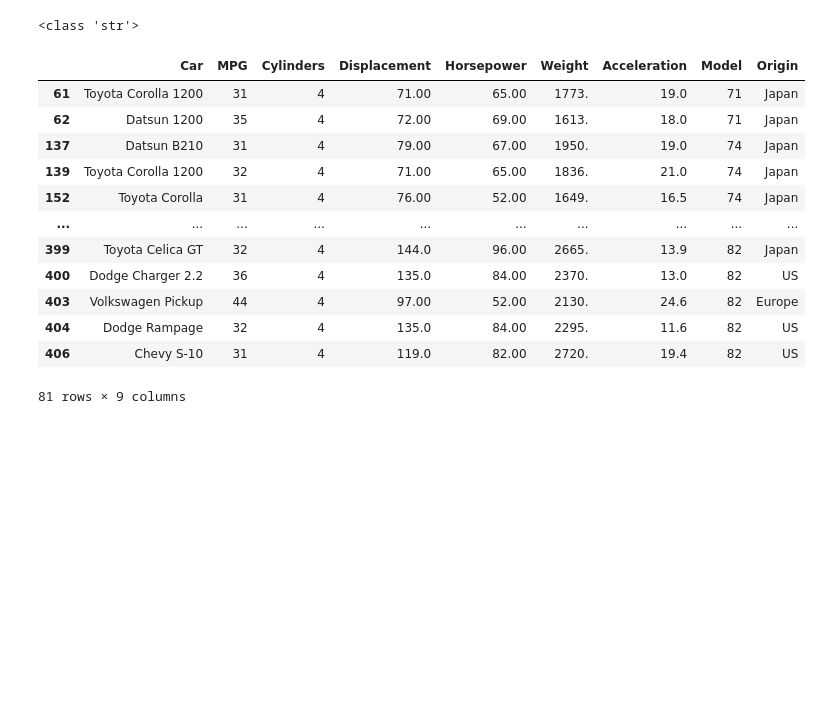
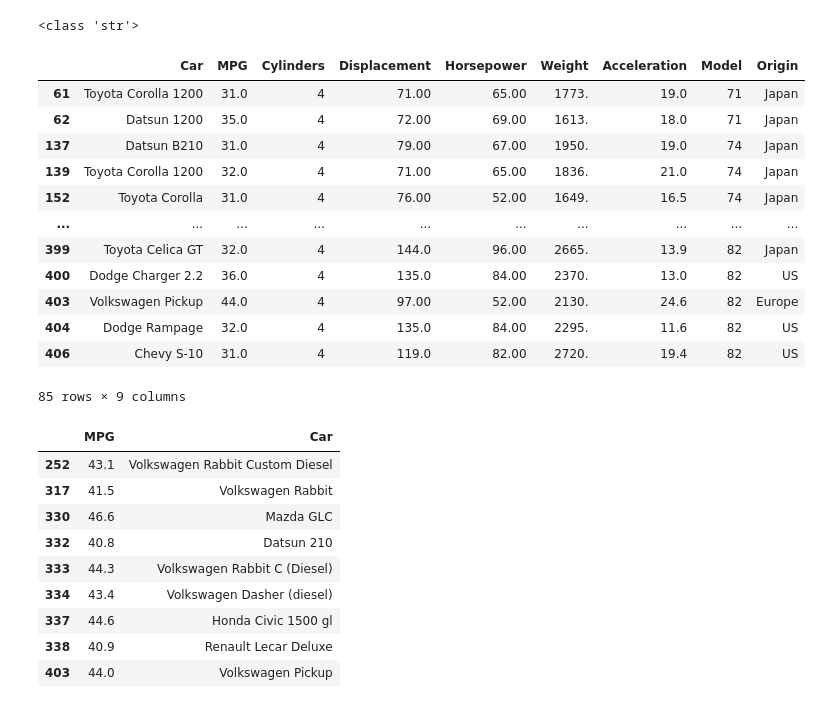
Before and after one commit to dilaraesmer/FreeCodeCamp-Data-Analysis-with-Python, a Jupyter notebook: Untitled19.ipynb, the cells around one changed output. Drawn from its saved outputs; the diff is of its cells as text; code cells hidden in the pictures; blank space fills up the shorter version.

```diff
--- a/Untitled19.ipynb
+++ b/Untitled19.ipynb
@@ -133,7 +149,7 @@ type('MPG')
 # %% [output]
 str
 # %%
-df['MPG'] = df['MPG'].astype(int)
+df['MPG'] = df['MPG'].astype(float)
 # %%
 print(df.dtypes)
 # %% [output]
@@ -185,15 +188,28 @@ print(type('MPG'))
 df.loc[df['MPG'] > 30]
 # %% [output]
 |  | Car | MPG | Cylinders | Displacement | Horsepower | Weight | Acceleration | Model | Origin |
-| 61 | Toyota Corolla 1200 | 31 | 4 | 71.00 | 65.00 | 1773. | 19.0 | 71 | Japan |
-| 62 | Datsun 1200 | 35 | 4 | 72.00 | 69.00 | 1613. | 18.0 | 71 | Japan |
-| 137 | Datsun B210 | 31 | 4 | 79.00 | 67.00 | 1950. | 19.0 | 74 | Japan |
-| 139 | Toyota Corolla 1200 | 32 | 4 | 71.00 | 65.00 | 1836. | 21.0 | 74 | Japan |
-| 152 | Toyota Corolla | 31 | 4 | 76.00 | 52.00 | 1649. | 16.5 | 74 | Japan |
+| 61 | Toyota Corolla 1200 | 31.0 | 4 | 71.00 | 65.00 | 1773. | 19.0 | 71 | Japan |
+| 62 | Datsun 1200 | 35.0 | 4 | 72.00 | 69.00 | 1613. | 18.0 | 71 | Japan |
+| 137 | Datsun B210 | 31.0 | 4 | 79.00 | 67.00 | 1950. | 19.0 | 74 | Japan |
+| 139 | Toyota Corolla 1200 | 32.0 | 4 | 71.00 | 65.00 | 1836. | 21.0 | 74 | Japan |
+| 152 | Toyota Corolla | 31.0 | 4 | 76.00 | 52.00 | 1649. | 16.5 | 74 | Japan |
 | ... | ... | ... | ... | ... | ... | ... | ... | ... | ... |
-| 399 | Toyota Celica GT | 32 | 4 | 144.0 | 96.00 | 2665. | 13.9 | 82 | Japan |
-| 400 | Dodge Charger 2.2 | 36 | 4 | 135.0 | 84.00 | 2370. | 13.0 | 82 | US |
-| 403 | Volkswagen Pickup | 44 | 4 | 97.00 | 52.00 | 2130. | 24.6 | 82 | Europe |
-| 404 | Dodge Rampage | 32 | 4 | 135.0 | 84.00 | 2295. | 11.6 | 82 | US |
-| 406 | Chevy S-10 | 31 | 4 | 119.0 | 82.00 | 2720. | 19.4 | 82 | US |
+| 399 | Toyota Celica GT | 32.0 | 4 | 144.0 | 96.00 | 2665. | 13.9 | 82 | Japan |
+| 400 | Dodge Charger 2.2 | 36.0 | 4 | 135.0 | 84.00 | 2370. | 13.0 | 82 | US |
+| 403 | Volkswagen Pickup | 44.0 | 4 | 97.00 | 52.00 | 2130. | 24.6 | 82 | Europe |
+| 404 | Dodge Rampage | 32.0 | 4 | 135.0 | 84.00 | 2295. | 11.6 | 82 | US |
+| 406 | Chevy S-10 | 31.0 | 4 | 119.0 | 82.00 | 2720. | 19.4 | 82 | US |
-81 rows × 9 columns
+85 rows × 9 columns
+# %%
+df.loc[df['MPG'] > 40, ['MPG', 'Car']]
+# %% [output]
+|  | MPG | Car |
+| 252 | 43.1 | Volkswagen Rabbit Custom Diesel |
+| 317 | 41.5 | Volkswagen Rabbit |
+| 330 | 46.6 | Mazda GLC |
+| 332 | 40.8 | Datsun 210 |
+| 333 | 44.3 | Volkswagen Rabbit C (Diesel) |
+| 334 | 43.4 | Volkswagen Dasher (diesel) |
+| 337 | 44.6 | Honda Civic 1500 gl |
+| 338 | 40.9 | Renault Lecar Deluxe |
+| 403 | 44.0 | Volkswagen Pickup |
```
Also changed, not shown: parts of 3 cells of this notebook.
